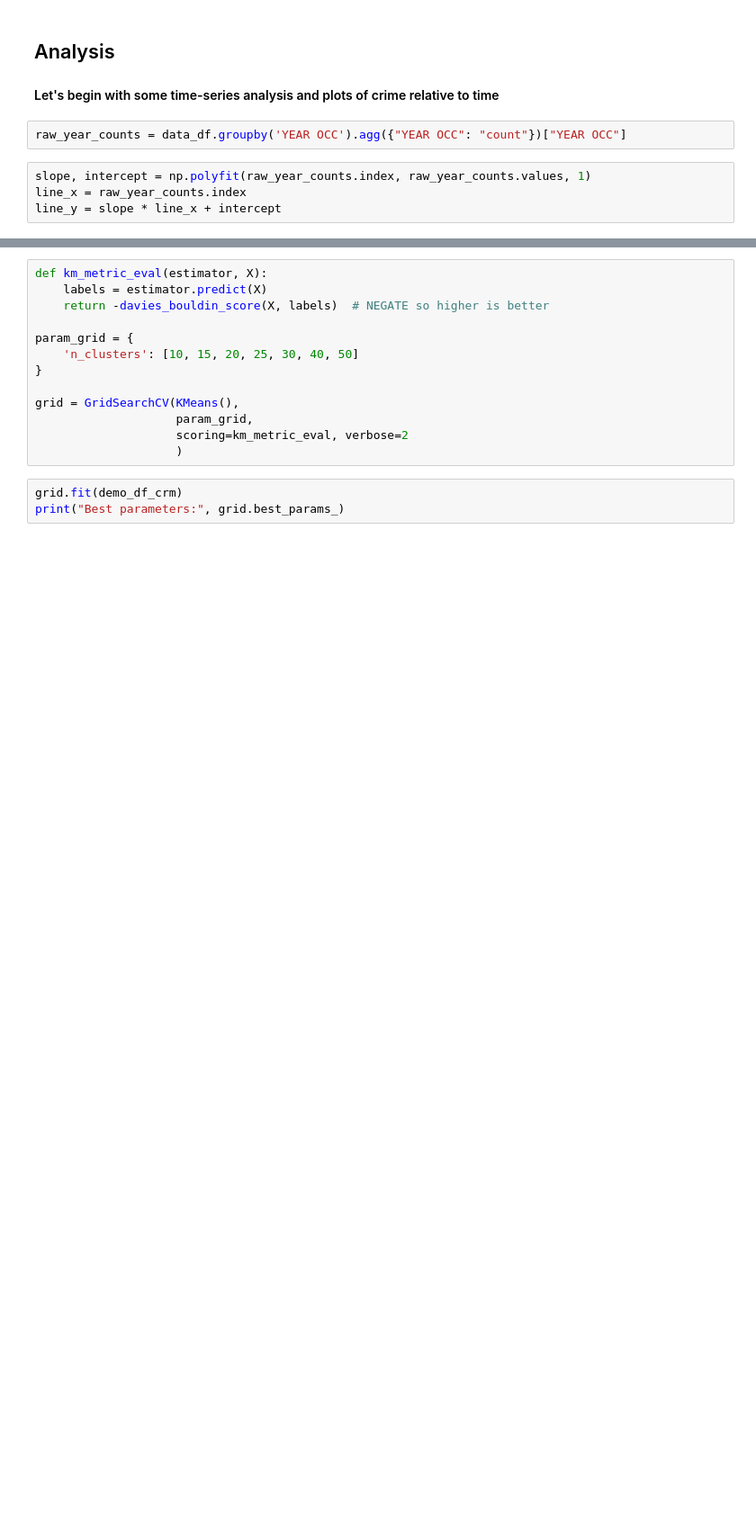
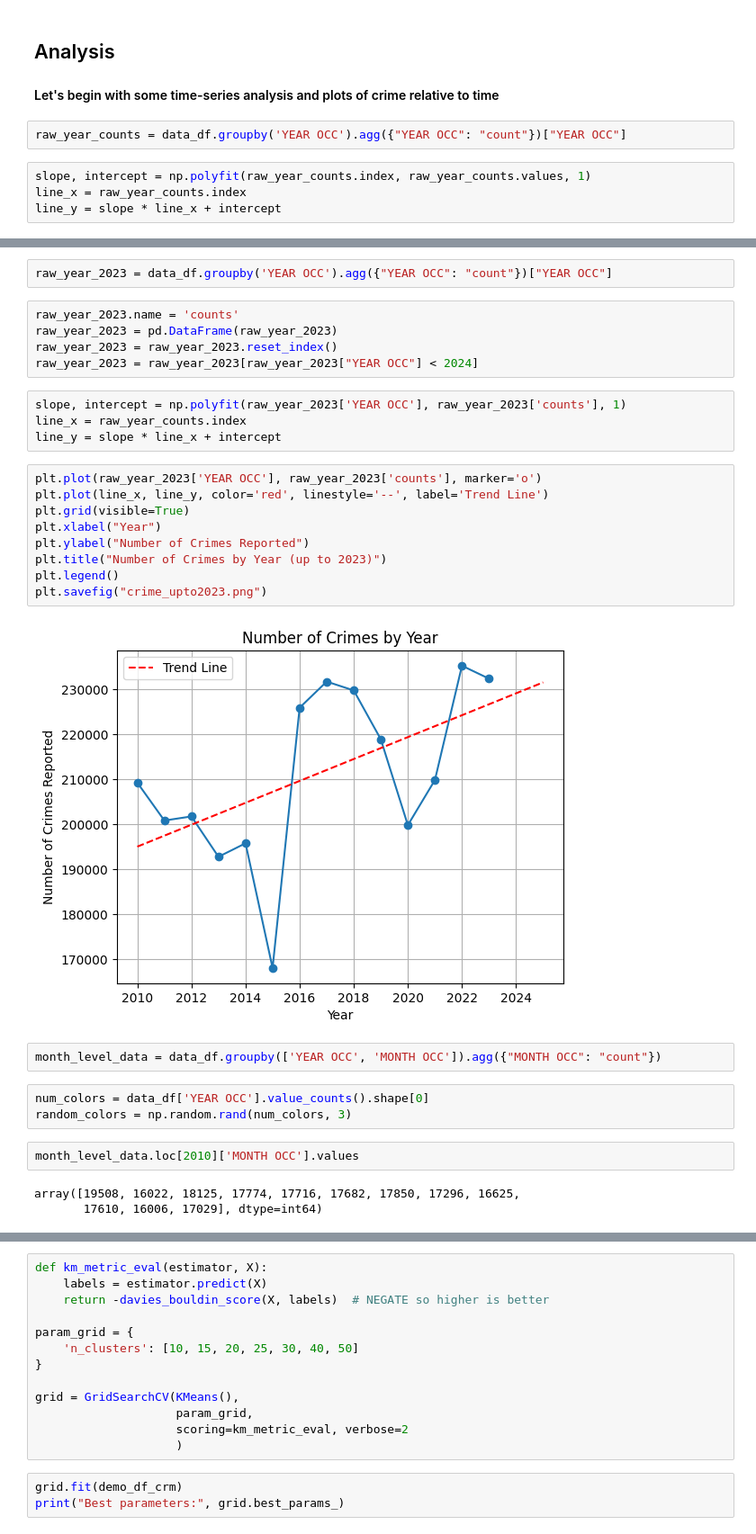
Before and after one commit to trentbrivers/LA_Crime_Data_Mining, a Jupyter notebook: projwork.ipynb, the cells around one changed output, grey strips where cells are left out. Shown: that part at 90% size. Cells and saved outputs as stored; diff of their text form; blank space fills up the shorter version.

```diff
--- a/projwork.ipynb
+++ b/projwork.ipynb
@@ -465,2 +468,34 @@ plt.show()
 # %% [output]
 [figure]
+# %%
+raw_year_2023 = data_df.groupby('YEAR OCC').agg({"YEAR OCC": "count"})["YEAR OCC"]
+# %%
+raw_year_2023.name = 'counts'
+raw_year_2023 = pd.DataFrame(raw_year_2023)
+raw_year_2023 = raw_year_2023.reset_index()
+raw_year_2023 = raw_year_2023[raw_year_2023["YEAR OCC"] < 2024]
+# %%
+slope, intercept = np.polyfit(raw_year_2023['YEAR OCC'], raw_year_2023['counts'], 1)
+line_x = raw_year_counts.index
+line_y = slope * line_x + intercept
+# %%
+plt.plot(raw_year_2023['YEAR OCC'], raw_year_2023['counts'], marker='o')
+plt.plot(line_x, line_y, color='red', linestyle='--', label='Trend Line')
+plt.grid(visible=True)
+plt.xlabel("Year")
+plt.ylabel("Number of Crimes Reported")
+plt.title("Number of Crimes by Year (up to 2023)")
+plt.legend()
+plt.savefig("crime_upto2023.png")
+# %% [output]
+[figure, added]
+# %%
+month_level_data = data_df.groupby(['YEAR OCC', 'MONTH OCC']).agg({"MONTH OCC": "count"})
+# %%
+num_colors = data_df['YEAR OCC'].value_counts().shape[0]
+random_colors = np.random.rand(num_colors, 3)
+# %%
+month_level_data.loc[2010]['MONTH OCC'].values
+# %% [output]
+array([19508, 16022, 18125, 17774, 17716, 17682, 17850, 17296, 16625,
+       17610, 16006, 17029], dtype=int64)
```
Also changed, not shown: parts of 12 cells of this notebook.
